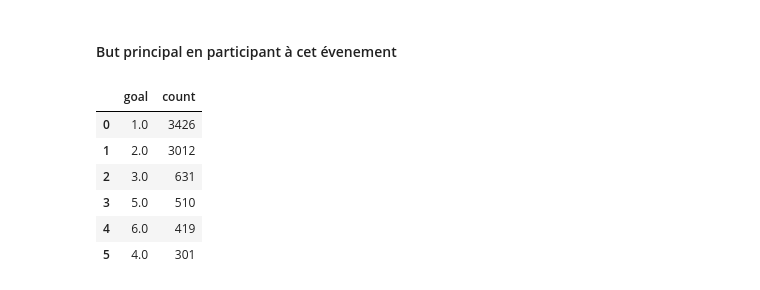
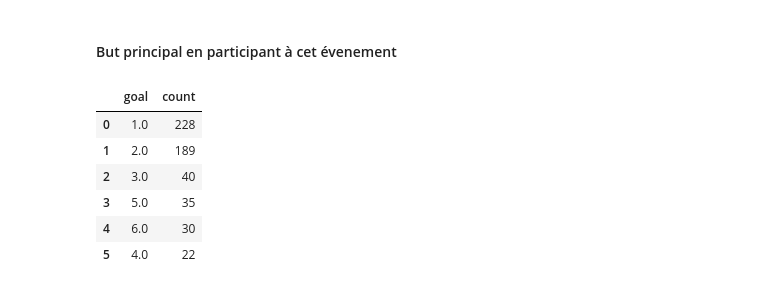
Before and after one commit to Marjorie-J/DSFS_Certification, a Jupyter notebook: Bloc_2/Bloc_2_Speed_Dating/src/01_SpeedDating_EDA.ipynb, the cells around one changed output. Saved outputs shown, nothing was run; the diff lists cells and outputs as text; code cells hidden in the pictures.

```diff
--- a/Bloc_2/Bloc_2_Speed_Dating/src/01_SpeedDating_EDA.ipynb
+++ b/Bloc_2/Bloc_2_Speed_Dating/src/01_SpeedDating_EDA.ipynb
@@ -66,3 +74,6 @@ Length: 195, dtype: object
+# %%
+df_sd_participants = df_sd[["iid", "age", "gender", "field_cd", "career_c", "race", "goal"]]
+df_sd_participants = df_sd_participants.drop_duplicates()
 # %% [markdown]
 #### Age
 # %%
@@ -72,9 +83,9 @@ fig.show()
 # %% [markdown]
 La distribution d'âge est-elle différente pour les hommes et les femmes ?
 # %%
-df_sd["gender_label"] = df_sd["gender"].map({0: "Femme", 1: "Homme"})
+df_sd_participants["gender_label"] = df_sd_participants["gender"].map({0: "Femme", 1: "Homme"})
 
-fig = px.histogram(df_sd, x="age", color="gender_label", labels={"gender_label": "Genre", "age": "Âge"}, color_discrete_sequence=px.colors.qualitative.Pastel)
+fig = px.histogram(df_sd_participants, x="age", color="gender_label", labels={"gender_label": "Genre", "age": "Âge"}, color_discrete_sequence=px.colors.qualitative.Pastel)
 fig.update_layout(yaxis_title="Nombre d'individus", title="Distribution des âges par genre", title_x=0.5)
 fig.show()
 # %%
@@ -204,16 +217,16 @@ fig.show()
 # %% [markdown]
 #### But principal en participant à cet évenement
 # %%
-df_goal= df_sd["goal"].value_counts().reset_index()
+df_goal= df_sd_participants["goal"].value_counts().reset_index()
 display(df_goal)
 # %% [output]
 |  | goal | count |
-| 0 | 1.0 | 3426 |
-| 1 | 2.0 | 3012 |
-| 2 | 3.0 | 631 |
-| 3 | 5.0 | 510 |
-| 4 | 6.0 | 419 |
-| 5 | 4.0 | 301 |
+| 0 | 1.0 | 228 |
+| 1 | 2.0 | 189 |
+| 2 | 3.0 | 40 |
+| 3 | 5.0 | 35 |
+| 4 | 6.0 | 30 |
+| 5 | 4.0 | 22 |
 # %%
 df_goal["goal_label"] = df_goal["goal"].map({1: "Seemed like a fun night out", 2: "To meet new people", 3: "To get a date",
                                                        4: "Looking for a serious relationship", 5: "To say I did it",
```
Also changed, not shown: parts of 12 cells of this notebook, 5 other files.
